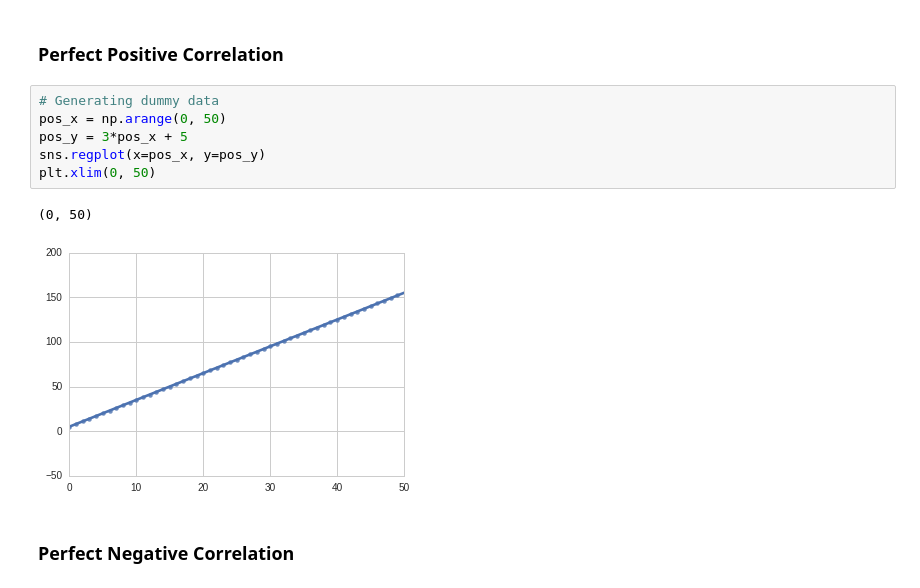
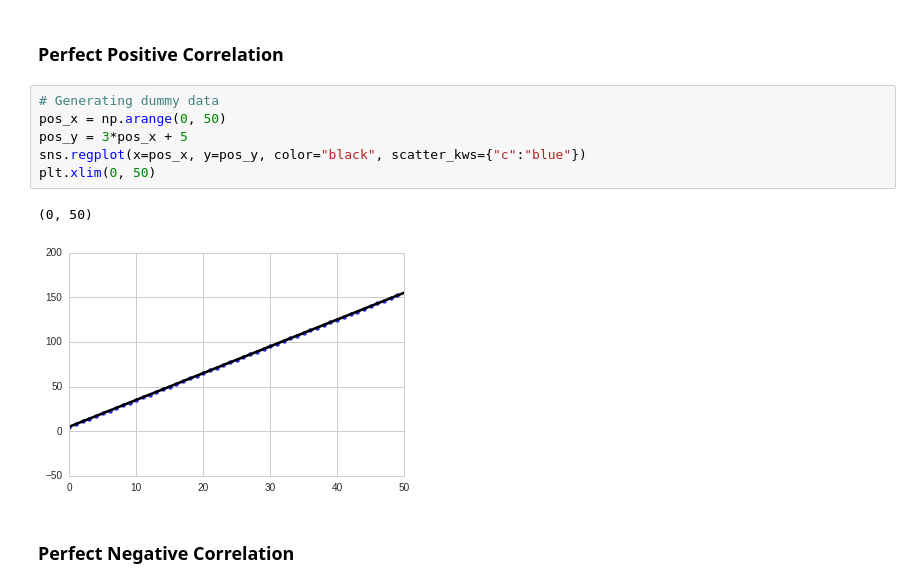
Before and after one commit to ds-modules/MEDST-250, a Jupyter notebook: 03-Intro_to_Stats/Statistics.ipynb, the cells around one changed output. Cells and saved outputs as stored; diff of their text form.

```diff
--- a/03-Intro_to_Stats/Statistics.ipynb
+++ b/03-Intro_to_Stats/Statistics.ipynb
@@ -349,12 +349,12 @@ Let's look at some examples.
 # %%
 # Generating dummy data
 pos_x = np.arange(0, 50)
 pos_y = 3*pos_x + 5
-sns.regplot(x=pos_x, y=pos_y)
+sns.regplot(x=pos_x, y=pos_y, color="black", scatter_kws={"c":"blue"})
 plt.xlim(0, 50)
 # %% [output]
 (0, 50)
-[figure, old version]
+[figure, new version]
 # %% [markdown]
 ### Perfect Negative Correlation
 # %%
```
Also changed, not shown: parts of 12 cells of this notebook.
